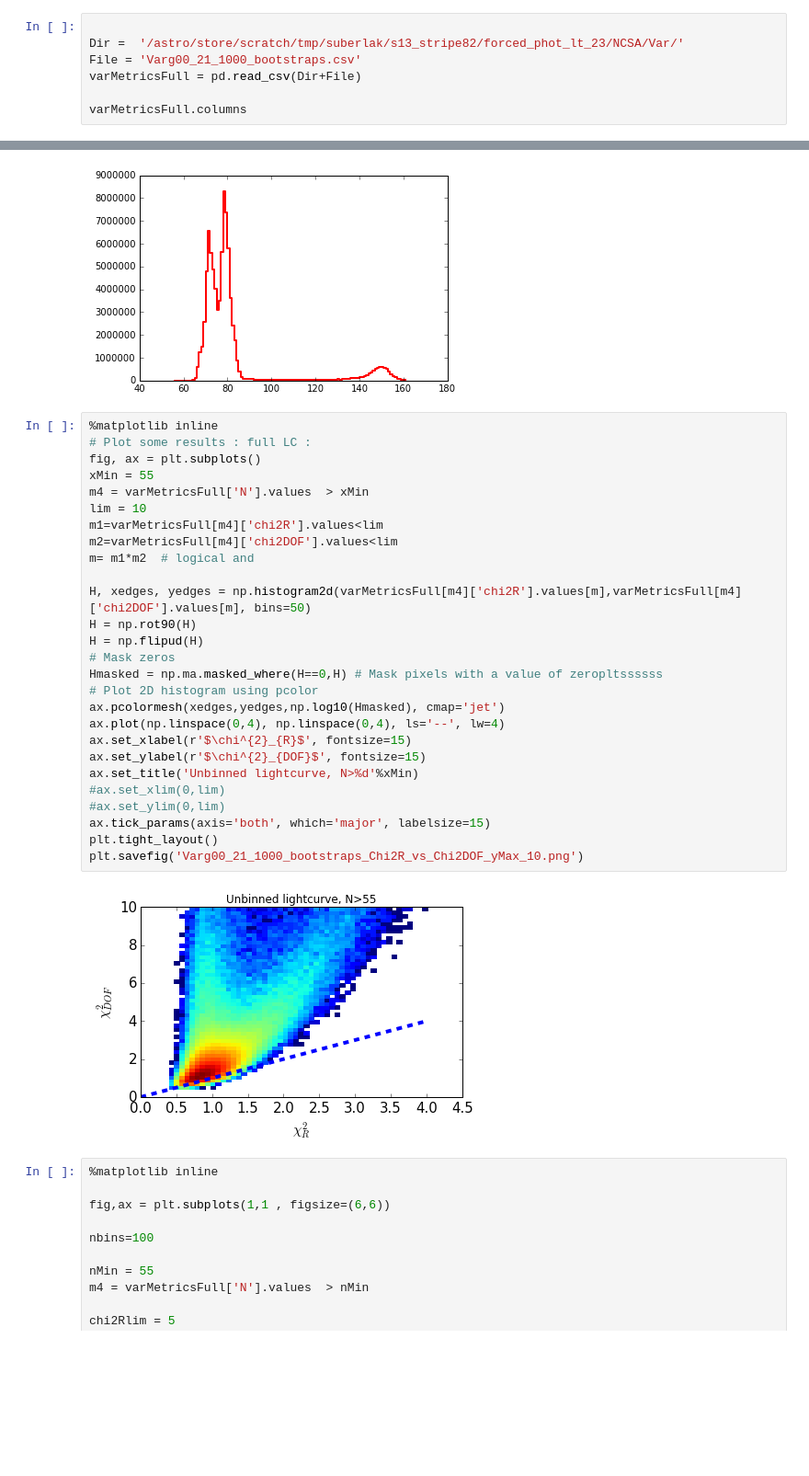
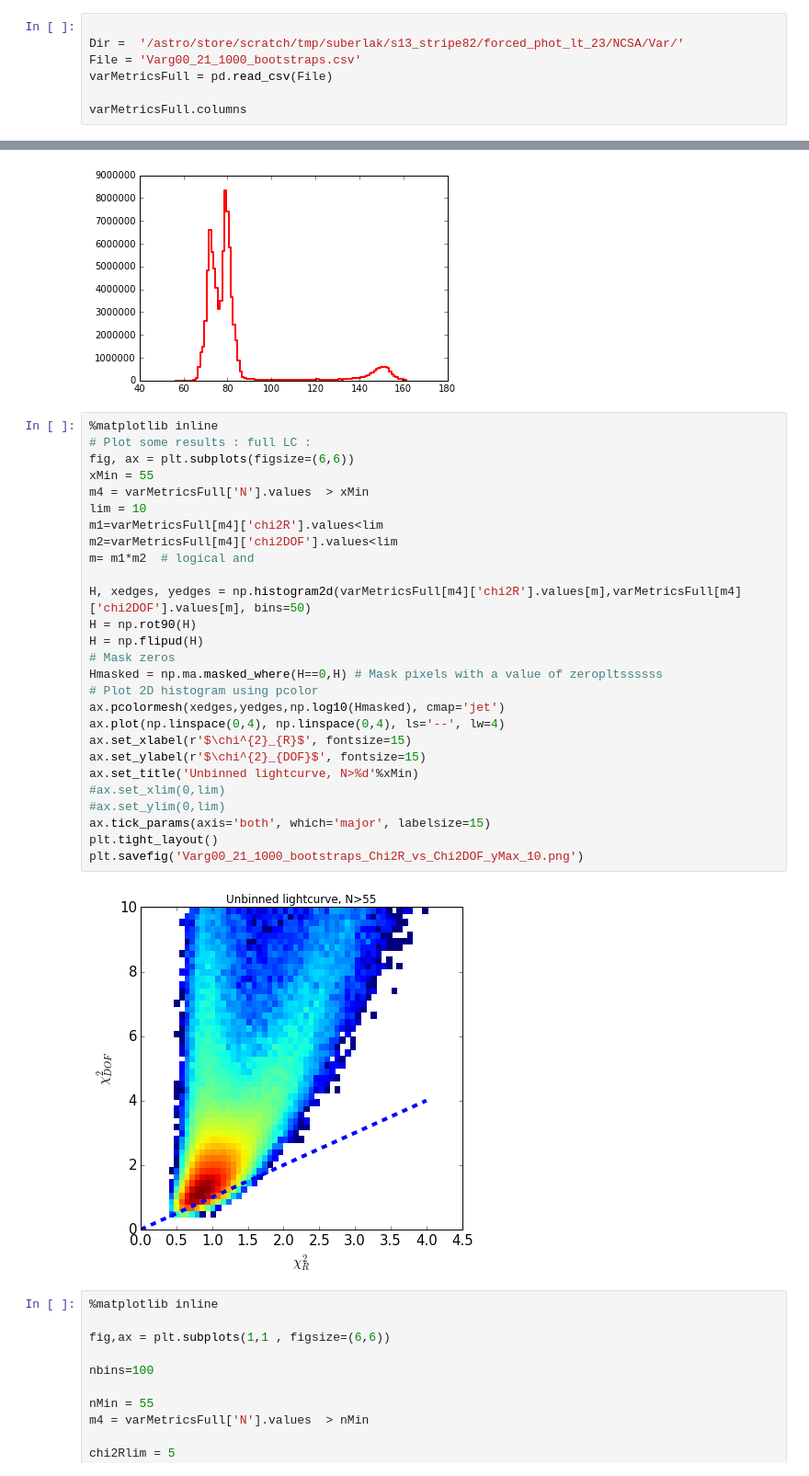
Before and after one commit to suberlak/S82analysis, a Jupyter notebook: S13Agg_g00_21_VarStat.ipynb, the cells around one changed output, grey strips where cells are left out. Shown at 92% size. Drawn from its saved outputs; the diff is of its cells as text; blank space fills up the shorter version.

```diff
--- a/S13Agg_g00_21_VarStat.ipynb
+++ b/S13Agg_g00_21_VarStat.ipynb
@@ -12,7 +12,7 @@ import matplotlib.pyplot as plt
 
 Dir =  '/astro/store/scratch/tmp/suberlak/s13_stripe82/forced_phot_lt_23/NCSA/Var/'
 File = 'Varg00_21_1000_bootstraps.csv'
-varMetricsFull = pd.read_csv(Dir+File)
+varMetricsFull = pd.read_csv(File)
 
 varMetricsFull.columns
 # %% [output]
@@ -79,32 +78,32 @@ ax.plot(bin_cen, hist*time_hist, color='red', ls='steps', lw=2)
 # %%
 %matplotlib inline
 # Plot some results : full LC :
-fig, ax = plt.subplots()
+fig, ax = plt.subplots(figsize=(6,6))
 xMin = 55
 m4 = varMetricsFull['N'].values  > xMin
 lim = 10
 m1=varMetricsFull[m4]['chi2R'].values<lim
 m2=varMetricsFull[m4]['chi2DOF'].values<lim
 m= m1*m2  # logical and
 
 H, xedges, yedges = np.histogram2d(varMetricsFull[m4]['chi2R'].values[m],varMetricsFull[m4]['chi2DOF'].values[m], bins=50)
 H = np.rot90(H)
 H = np.flipud(H)
 # Mask zeros
 Hmasked = np.ma.masked_where(H==0,H) # Mask pixels with a value of zeropltssssss
 # Plot 2D histogram using pcolor
 ax.pcolormesh(xedges,yedges,np.log10(Hmasked), cmap='jet')
 ax.plot(np.linspace(0,4), np.linspace(0,4), ls='--', lw=4)
 ax.set_xlabel(r'$\chi^{2}_{R}$', fontsize=15)
 ax.set_ylabel(r'$\chi^{2}_{DOF}$', fontsize=15)
 ax.set_title('Unbinned lightcurve, N>%d'%xMin)
 #ax.set_xlim(0,lim)
 #ax.set_ylim(0,lim)
 ax.tick_params(axis='both', which='major', labelsize=15)
 plt.tight_layout()
 plt.savefig('Varg00_21_1000_bootstraps_Chi2R_vs_Chi2DOF_yMax_10.png')
 # %% [output]
-[figure, old version]
+[figure, new version]
 # %%
 %matplotlib inline
 
```
Also changed, not shown: parts of 25 cells of this notebook, 1 other file.
